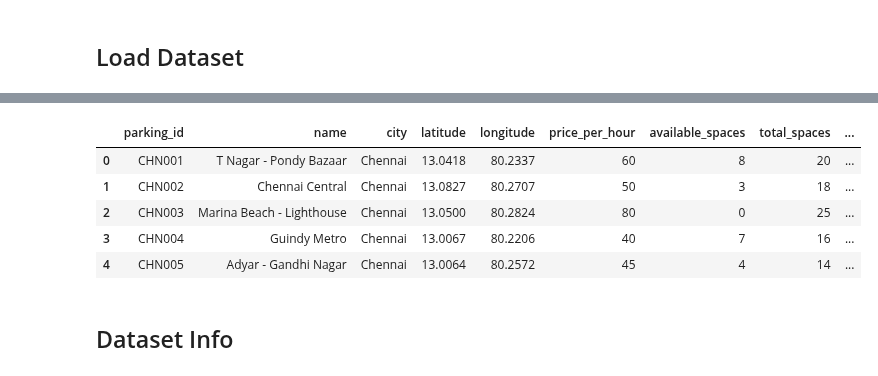
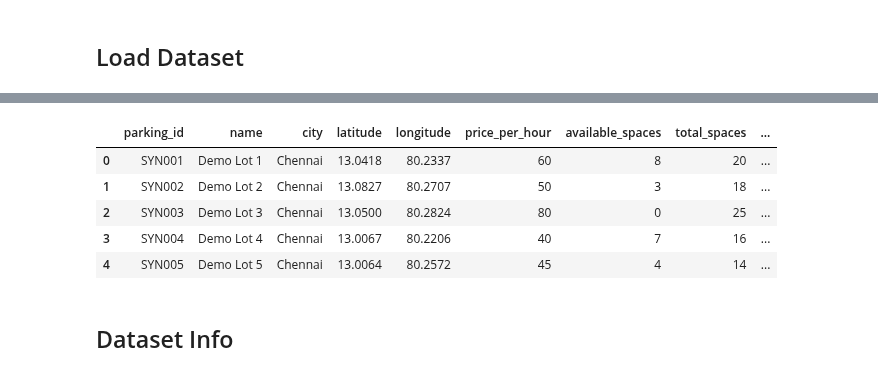
Before and after one commit to lohitharjun/Parkmate, a Jupyter notebook: miniprojectfinal.ipynb, the cells around one changed output, grey strips where cells are left out. Saved outputs shown, nothing was run; the diff lists cells and outputs as text; code cells hidden in the pictures.

```diff
--- a/miniprojectfinal.ipynb
+++ b/miniprojectfinal.ipynb
@@ -24,69 +24,56 @@ Libraries imported successfully.
 # %%
 from pathlib import Path
 
-USE_SAMPLE_DATA = True  # Set to False to load your downloaded CSV instead.
-dataset_filename = "IIoT_Smart_Parking_Management.csv"
+# Set USE_SAMPLE_DATA=False to load the real CSV instead.
+USE_SAMPLE_DATA = True
+DATASET_FILENAME = "IIoT_Smart_Parking_Management.csv"
 
 if USE_SAMPLE_DATA:
+    # Deterministic synthetic training data; these rows are not live listings.
     parking_source_df = pd.DataFrame([
-        {"parking_id": "CHN001", "name": "T Nagar - Pondy Bazaar", "city": "Chennai", "latitude": 13.0418, "longitude": 80.2337, "price_per_hour": 60, "available_spaces": 8, "total_spaces": 20, "Occupancy_Status": "Free"},
-        {"parking_id": "CHN002", "name": "Chennai Central", "city": "Chennai", "latitude": 13.0827, "longitude": 80.2707, "price_per_hour": 50, "available_spaces": 3, "total_spaces": 18, "Occupancy_Status": "Free"},
-        {"parking_id": "CHN003", "name": "Marina Beach - Lighthouse", "city": "Chennai", "latitude": 13.0500, "longitude": 80.2824, "price_per_hour": 80, "available_spaces": 0, "total_spaces": 25, "Occupancy_Status": "Occupied"},
-        {"parking_id": "CHN004", "name": "Guindy Metro", "city": "Chennai", "latitude": 13.0067, "longitude": 80.2206, "price_per_hour": 40, "available_spaces": 7, "total_spaces": 16, "Occupancy_Status": "Free"},
-        {"parking_id": "CHN005", "name": "Adyar - Gandhi Nagar", "city": "Chennai", "latitude": 13.0064, "longitude": 80.2572, "price_per_hour": 45, "available_spaces": 4, "total_spaces": 14, "Occupancy_Status": "Free"},
-        {"parking_id": "CHN006", "name": "Velachery MRTS", "city": "Chennai", "latitude": 12.9815, "longitude": 80.2180, "price_per_hour": 35, "available_spaces": 11, "total_spaces": 22, "Occupancy_Status": "Free"},
-        {"parking_id": "CHN007", "name": "Thoraipakkam - OMR", "city": "Chennai", "latitude": 12.9416, "longitude": 80.2362, "price_per_hour": 30, "available_spaces": 0, "total_spaces": 20, "Occupancy_Status": "Occupied"},
-        {"parking_id": "CHN008", "name": "Anna Nagar Tower Park", "city": "Chennai", "latitude": 13.0850, "longitude": 80.2101, "price_per_hour": 40, "available_spaces": 5, "total_spaces": 18, "Occupancy_Status": "Free"},
-        {"parking_id": "CHN009", "name": "Egmore Railway Station", "city": "Chennai", "latitude": 13.0732, "longitude": 80.2609, "price_per_hour": 50, "available_spaces": 0, "total_spaces": 15, "Occupancy_Status": "Occupied"},
-        {"parking_id": "CHN010", "name": "Mylapore - Kapaleeshwarar Temple", "city": "Chennai", "latitude": 13.0335, "longitude": 80.2697, "price_per_hour": 55, "available_spaces": 2, "total_spaces": 12, "Occupancy_Status": "Free"},
-        {"parking_id": "CHN011", "name": "Nungambakkam", "city": "Chennai", "latitude": 13.0569, "longitude": 80.2425, "price_per_hour": 50, "available_spaces": 6, "total_spaces": 16, "Occupancy_Status": "Free"},
-        {"parking_id": "CHN012", "name": "Sholinganallur - OMR", "city": "Chennai", "latitude": 12.9010, "longitude": 80.2279, "price_per_hour": 25, "available_spaces": 0, "total_spaces": 20, "Occupancy_Status": "Occupied"},
-        {"parking_id": "CHN013", "name": "Chromepet", "city": "Chennai", "latitude": 12.9516, "longitude": 80.1462, "price_per_hour": 30, "available_spaces": 8, "total_spaces": 18, "Occupancy_Status": "Free"},
-        {"parking_id": "CHN014", "name": "Tambaram", "city": "Chennai", "latitude": 12.9249, "longitude": 80.1000, "price_per_hour": 25, "available_spaces": 4, "total_spaces": 15, "Occupancy_Status": "Free"},
-        {"parking_id": "CHN015", "name": "Perungudi - OMR", "city": "Chennai", "latitude": 12.9609, "longitude": 80.2462, "price_per_hour": 35, "available_spaces": 0, "total_spaces": 22, "Occupancy_Status": "Occupied"},
-        {"parking_id": "CHN016", "name": "Koyambedu", "city": "Chennai", "latitude": 13.0732, "longitude": 80.1940, "price_per_hour": 40, "available_spaces": 3, "total_spaces": 20, "Occupancy_Status": "Free"},
+        {"parking_id": "SYN001", "name": "Demo Lot 1", "city": "Chennai", "latitude": 13.0418, "longitude": 80.2337, "price_per_hour": 60, "available_spaces": 8, "total_spaces": 20, "Occupancy_Status": "Free"},
+        {"parking_id": "SYN002", "name": "Demo Lot 2", "city": "Chennai", "latitude": 13.0827, "longitude": 80.2707, "price_per_hour": 50, "available_spaces": 3, "total_spaces": 18, "Occupancy_Status": "Free"},
+        {"parking_id": "SYN003", "name": "Demo Lot 3", "city": "Chennai", "latitude": 13.0500, "longitude": 80.2824, "price_per_hour": 80, "available_spaces": 0, "total_spaces": 25, "Occupancy_Status": "Occupied"},
+        {"parking_id": "SYN004", "name": "Demo Lot 4", "city": "Chennai", "latitude": 13.0067, "longitude": 80.2206, "price_per_hour": 40, "available_spaces": 7, "total_spaces": 16, "Occupancy_Status": "Free"},
+        {"parking_id": "SYN005", "name": "Demo Lot 5", "city": "Chennai", "latitude": 13.0064, "longitude": 80.2572, "price_per_hour": 45, "available_spaces": 4, "total_spaces": 14, "Occupancy_Status": "Free"},
+        {"parking_id": "SYN006", "name": "Demo Lot 6", "city": "Chennai", "latitude": 12.9815, "longitude": 80.2180, "price_per_hour": 35, "available_spaces": 11, "total_spaces": 22, "Occupancy_Status": "Free"},
+        {"parking_id": "SYN007", "name": "Demo Lot 7", "city": "Chennai", "latitude": 12.9416, "longitude": 80.2362, "price_per_hour": 30, "available_spaces": 0, "total_spaces": 20, "Occupancy_Status": "Occupied"},
+        {"parking_id": "SYN008", "name": "Demo Lot 8", "city": "Chennai", "latitude": 13.0850, "longitude": 80.2101, "price_per_hour": 40, "available_spaces": 5, "total_spaces": 18, "Occupancy_Status": "Free"},
+        {"parking_id": "SYN009", "name": "Demo Lot 9", "city": "Chennai", "latitude": 13.0732, "longitude": 80.2609, "price_per_hour": 50, "available_spaces": 0, "total_spaces": 15, "Occupancy_Status": "Occupied"},
+        {"parking_id": "SYN010", "name": "Demo Lot 10", "city": "Chennai", "latitude": 13.0335, "longitude": 80.2697, "price_per_hour": 55, "available_spaces": 2, "total_spaces": 12, "Occupancy_Status": "Free"},
+        {"parking_id": "SYN011", "name": "Demo Lot 11", "city": "Chennai", "latitude": 13.0569, "longitude": 80.2425, "price_per_hour": 50, "available_spaces": 6, "total_spaces": 16, "Occupancy_Status": "Free"},
+        {"parking_id": "SYN012", "name": "Demo Lot 12", "city": "Chennai", "latitude": 12.9010, "longitude": 80.2279, "price_per_hour": 25, "available_spaces": 0, "total_spaces": 20, "Occupancy_Status": "Occupied"},
+        {"parking_id": "SYN013", "name": "Demo Lot 13", "city": "Chennai", "latitude": 12.9516, "longitude": 80.1462, "price_per_hour": 30, "available_spaces": 8, "total_spaces": 18, "Occupancy_Status": "Free"},
+        {"parking_id": "SYN014", "name": "Demo Lot 14", "city": "Chennai", "latitude": 12.9249, "longitude": 80.1000, "price_per_hour": 25, "available_spaces": 4, "total_spaces": 15, "Occupancy_Status": "Free"},
+        {"parking_id": "SYN015", "name": "Demo Lot 15", "city": "Chennai", "latitude": 12.9609, "longitude": 80.2462, "price_per_hour": 35, "available_spaces": 0, "total_spaces": 22, "Occupancy_Status": "Occupied"},
+        {"parking_id": "SYN016", "name": "Demo Lot 16", "city": "Chennai", "latitude": 13.0732, "longitude": 80.1940, "price_per_hour": 40, "available_spaces": 3, "total_spaces": 20, "Occupancy_Status": "Free"},
     ])
     parking_source_df["Timestamp"] = pd.date_range(
         start="2026-10-22 09:00:00", periods=len(parking_source_df), freq="h"
     )
-    url = "synthetic_chennai_sample_data"
+    url = "synthetic demo dataset (not live parking data)"
+    print(f"Using {len(parking_source_df)} synthetic training rows; results are for demonstration only.")
 else:
     candidate_paths = [
-        Path("/kaggle/input/smart-parking-management-dataset") / dataset_filename,
-        Path.cwd() / dataset_filename,
-        Path.home() / "Downloads" / dataset_filename,
-        Path.home() / dataset_filename,
+        Path("/kaggle/input/smart-parking-management-dataset") / DATASET_FILENAME,
+        Path.cwd() / DATASET_FILENAME,
+        Path.home() / "Downloads" / DATASET_FILENAME,
+        Path.home() / DATASET_FILENAME,
     ]
-    dataset_path = next((path for path in candidate_paths if path.is_file()), None)
+    dataset_path = next((candidate for candidate in candidate_paths if candidate.is_file()), None)
 
     if dataset_path is None:
-        try:
-            import tkinter as tk
-            from tkinter import filedialog
-
-            root = tk.Tk()
-            root.withdraw()
-            root.attributes("-topmost", True)
-            selected_path = filedialog.askopenfilename(
-                title="Select IIoT_Smart_Parking_Management.csv",
-                filetypes=[("CSV files", "*.csv")],
-            )
-            root.destroy()
-            if selected_path:
-                dataset_path = Path(selected_path)
-        except Exception:
-            dataset_path = None
-
-    if dataset_path is None or not dataset_path.is_file():
+        searched_paths = ", ".join(str(candidate) for candidate in candidate_paths)
         raise FileNotFoundError(
-            f"Could not find {dataset_filename}. Select the downloaded CSV "
-            "or set dataset_path to its full local path."
+            f"Could not find {DATASET_FILENAME}. Set USE_SAMPLE_DATA=True for the synthetic demo, "
+            f"or update candidate_paths to the real CSV location. Searched: {searched_paths}"
         )
 
     url = str(dataset_path)
     parking_source_df = pd.read_csv(dataset_path)
 
+# Keep an unmodified copy for the recommendation functions below.
 df = parking_source_df.copy()
-print(f"Loaded {len(df)} parking records from {url}.")
+print(f"Loaded {len(df)} records from {url}.")
 df.head()
 # %% [output]
@@ -94,9 +82,9 @@ Loaded 16 parking records from synthetic_chennai_sample_data.
 |  | parking_id | name | city | latitude | longitude | price_per_hour | available_spaces | total_spaces | ... |
-| 0 | CHN001 | T Nagar - Pondy Bazaar | Chennai | 13.0418 | 80.2337 | 60 | 8 | 20 | ... |
-| 1 | CHN002 | Chennai Central | Chennai | 13.0827 | 80.2707 | 50 | 3 | 18 | ... |
-| 2 | CHN003 | Marina Beach - Lighthouse | Chennai | 13.0500 | 80.2824 | 80 | 0 | 25 | ... |
-| 3 | CHN004 | Guindy Metro | Chennai | 13.0067 | 80.2206 | 40 | 7 | 16 | ... |
-| 4 | CHN005 | Adyar - Gandhi Nagar | Chennai | 13.0064 | 80.2572 | 45 | 4 | 14 | ... |
+| 0 | SYN001 | Demo Lot 1 | Chennai | 13.0418 | 80.2337 | 60 | 8 | 20 | ... |
+| 1 | SYN002 | Demo Lot 2 | Chennai | 13.0827 | 80.2707 | 50 | 3 | 18 | ... |
+| 2 | SYN003 | Demo Lot 3 | Chennai | 13.0500 | 80.2824 | 80 | 0 | 25 | ... |
+| 3 | SYN004 | Demo Lot 4 | Chennai | 13.0067 | 80.2206 | 40 | 7 | 16 | ... |
+| 4 | SYN005 | Demo Lot 5 | Chennai | 13.0064 | 80.2572 | 45 | 4 | 14 | ... |
 # %% [markdown]
 ## Dataset Info
 # %%
```
Also changed, not shown: parts of 5 cells of this notebook.
